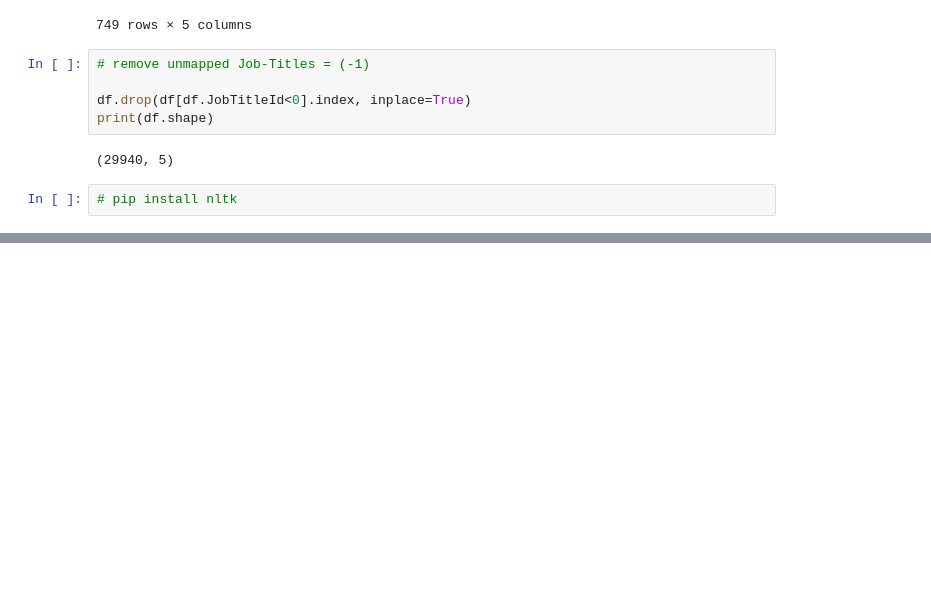
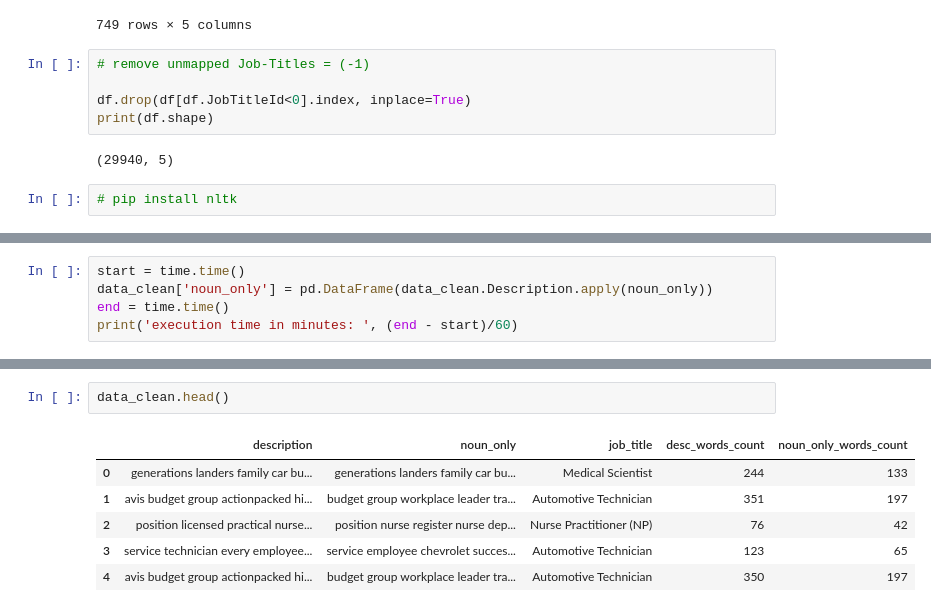
Before and after one commit to Yogev-H/JobTitleClassifier, a Jupyter notebook: data_processing.ipynb, the cells around one changed output, grey strips where cells are left out. Saved outputs shown, nothing was run; the diff lists cells and outputs as text; blank space fills up the shorter version.

```diff
--- a/data_processing.ipynb
+++ b/data_processing.ipynb
@@ -119,0 +151,5 @@ round1 = lambda x: text_process(x)
+# %%
+start = time.time()
+data_clean['noun_only'] = pd.DataFrame(data_clean.Description.apply(noun_only))
+end = time.time()
+print('execution time in minutes: ', (end - start)/60)
@@ -119,0 +171,9 @@ round1 = lambda x: text_process(x)
+# %%
+data_clean.head()
+# %% [output]
+|  | description | noun_only | job_title | desc_words_count | noun_only_words_count |
+| 0 | generations landers family car bu... | generations landers family car bu... | Medical Scientist | 244 | 133 |
+| 1 | avis budget group actionpacked hi... | budget group workplace leader tra... | Automotive Technician | 351 | 197 |
+| 2 | position licensed practical nurse... | position nurse register nurse dep... | Nurse Practitioner (NP) | 76 | 42 |
+| 3 | service technician every employee... | service employee chevrolet succes... | Automotive Technician | 123 | 65 |
+| 4 | avis budget group actionpacked hi... | budget group workplace leader tra... | Automotive Technician | 350 | 197 |
```
Also changed, not shown: parts of 27 cells of this notebook.
